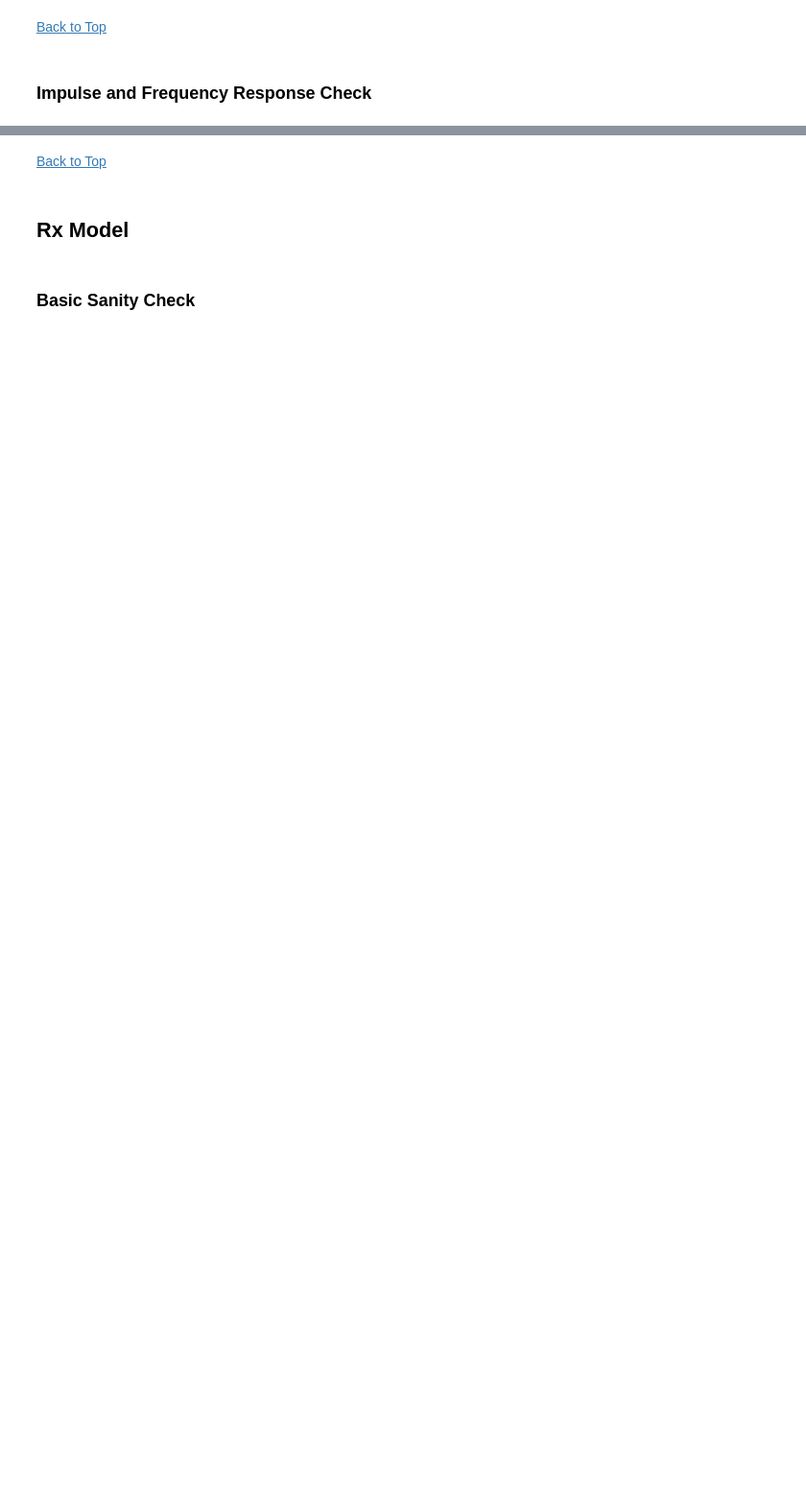
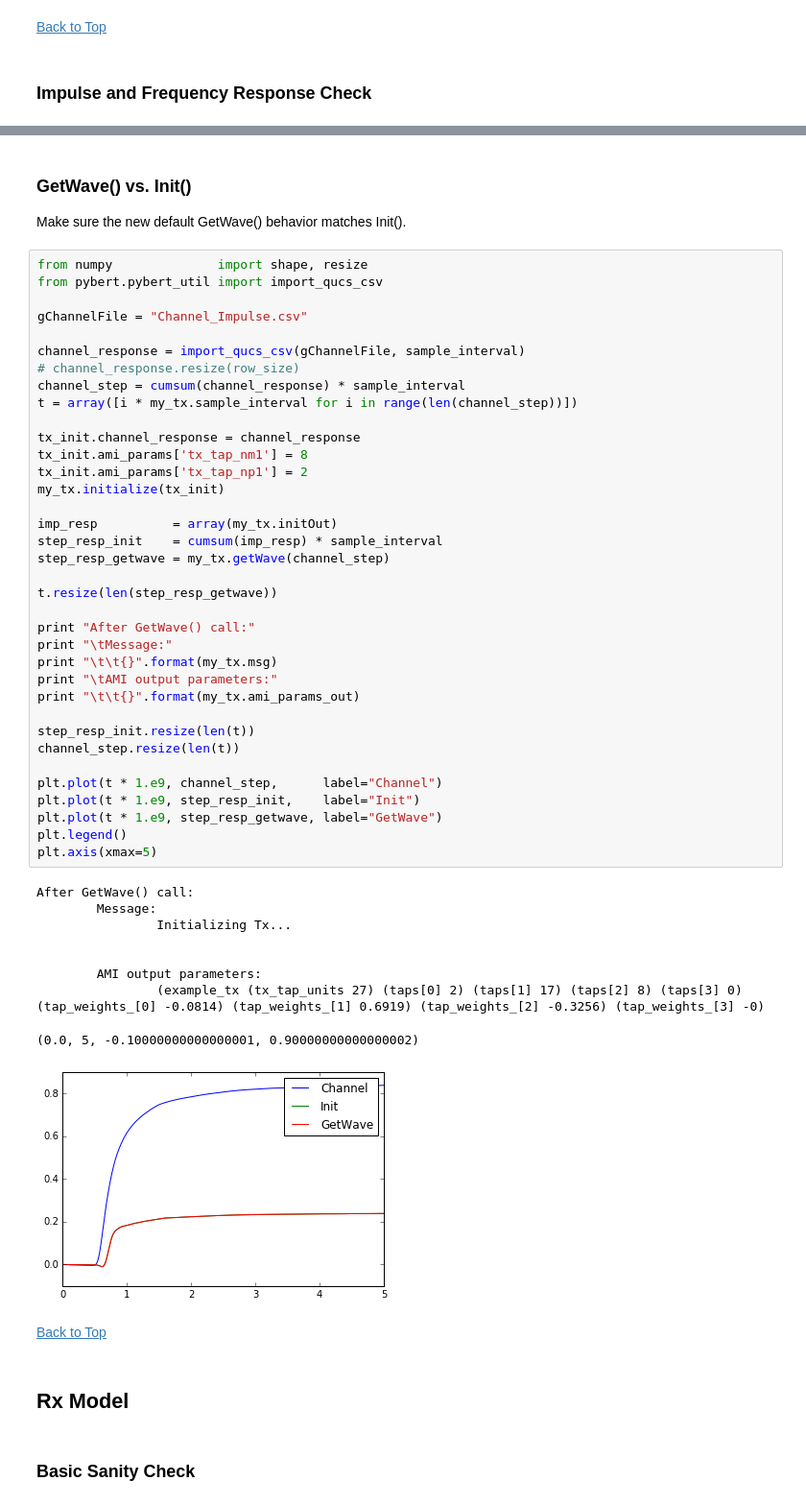
Before and after one commit to capn-freako/ibisami, a Jupyter notebook: example/ibisami_Example_Models_Tester.ipynb, the cells around one changed output, grey strips where cells are left out. Shown at 96% size. Cells and saved outputs as stored; diff of their text form; blank space fills up the shorter version.

```diff
--- a/example/ibisami_Example_Models_Tester.ipynb
+++ b/example/ibisami_Example_Models_Tester.ipynb
@@ -137,3 +140,53 @@ plt.legend()
+# %% [markdown]
+### GetWave() vs. Init() <a name="tx_getwave_vs_init"/>
+
+Make sure the new default GetWave() behavior matches Init().
+# %%
+from numpy              import shape, resize
+from pybert.pybert_util import import_qucs_csv
+
+gChannelFile = "Channel_Impulse.csv"
+
+channel_response = import_qucs_csv(gChannelFile, sample_interval)
+# channel_response.resize(row_size)
+channel_step = cumsum(channel_response) * sample_interval
+t = array([i * my_tx.sample_interval for i in range(len(channel_step))])
+
+tx_init.channel_response = channel_response
+tx_init.ami_params['tx_tap_nm1'] = 8
+tx_init.ami_params['tx_tap_np1'] = 2
+my_tx.initialize(tx_init)
+
+imp_resp          = array(my_tx.initOut)
+step_resp_init    = cumsum(imp_resp) * sample_interval
+step_resp_getwave = my_tx.getWave(channel_step)
+
+t.resize(len(step_resp_getwave))
+
+print "After GetWave() call:"
+print "\tMessage:"
+print "\t\t{}".format(my_tx.msg)
+print "\tAMI output parameters:"
+print "\t\t{}".format(my_tx.ami_params_out)
+
+step_resp_init.resize(len(t))
+channel_step.resize(len(t))
+
+plt.plot(t * 1.e9, channel_step,      label="Channel")
+plt.plot(t * 1.e9, step_resp_init,    label="Init")
+plt.plot(t * 1.e9, step_resp_getwave, label="GetWave")
+plt.legend()
+plt.axis(xmax=5)
+# %% [output]
+After GetWave() call:
+        Message:
+                Initializing Tx...
+
+
+        AMI output parameters:
+                (example_tx (tx_tap_units 27) (taps[0] 2) (taps[1] 17) (taps[2] 8) (taps[3] 0) (tap_weights_[0] -0.0814) (tap_weights_[1] 0.6919) (tap_weights_[2] -0.3256) (tap_weights_[3] -0)
+(0.0, 5, -0.10000000000000001, 0.90000000000000002)
+[figure, added]
 # %% [markdown]
 <a href="#top">Back to Top</a>
 # %% [markdown]
```
Also changed, not shown: parts of 10 cells of this notebook, 11 other files.
